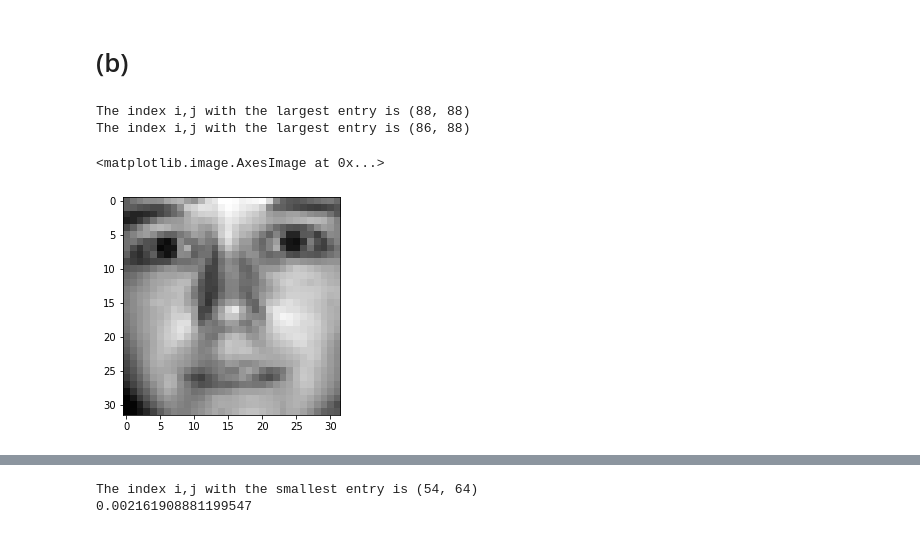
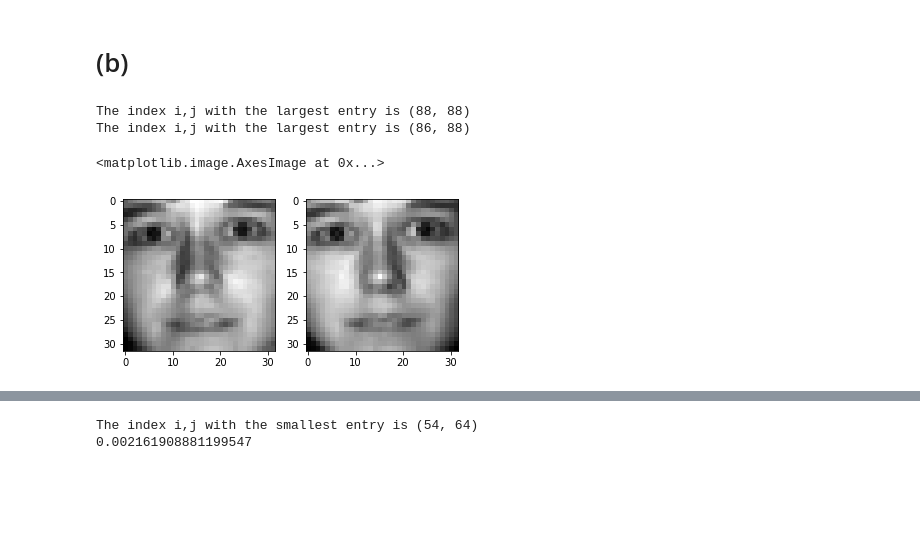
Before and after one commit to ZiwenLi0325/EE399, a Jupyter notebook: hw2/hw2.ipynb, the cells around one changed output, grey strips where cells are left out. Saved outputs shown, nothing was run; the diff lists cells and outputs as text; code cells hidden in the pictures; blank space fills up the shorter version.

```diff
--- a/hw2/hw2.ipynb
+++ b/hw2/hw2.ipynb
@@ -34,18 +37,22 @@ Text(0, 0.5, 'j')
 # %%
 C_remove = C.copy()
 # Find the index i,j with the largest entry
 i, j = np.unravel_index(C_remove.argmax(), C_remove.shape)
 
 print(f"The index i,j with the largest entry is ({i}, {j})")
 np.fill_diagonal(C_remove, 0)
 
 i, j = np.unravel_index(C_remove.argmax(), C_remove.shape)
 
 print(f"The index i,j with the largest entry is ({i}, {j})")
+plt.subplot(1,2,1)
+print_copy = X[:,86]
+plt.imshow(print_copy.reshape([32,32]),cmap = "gray")
+plt.subplot(1,2,2)
 print_copy = X[:,88]
 plt.imshow(print_copy.reshape([32,32]),cmap = "gray")
 # %% [output]
 The index i,j with the largest entry is (88, 88)
 The index i,j with the largest entry is (86, 88)
 <matplotlib.image.AxesImage at 0x...>
-[figure, old version]
+[figure, new version]
```
Also changed, not shown: parts of 3 cells of this notebook, 1 other file.
